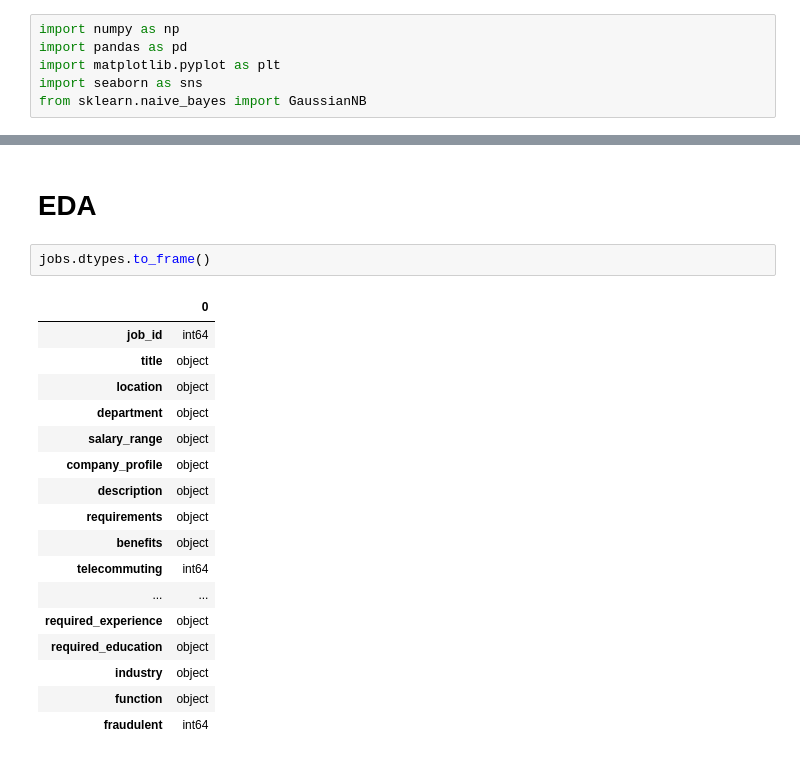
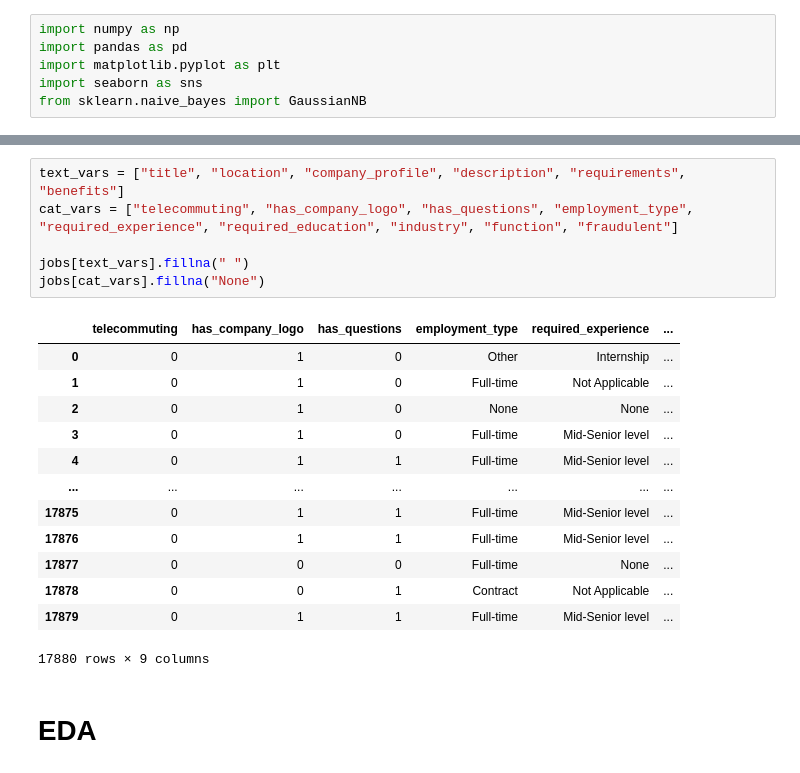
Before and after one commit to karriechou/hacktheglobe_2023, a Jupyter notebook: team17_fake_jobs_model.ipynb, the cells around one changed output, grey strips where cells are left out. Cells and saved outputs as stored; diff of their text form.

```diff
--- a/team17_fake_jobs_model.ipynb
+++ b/team17_fake_jobs_model.ipynb
@@ -19,22 +79,22 @@ jobs.head(5)
+# %%
+text_vars = ["title", "location", "company_profile", "description", "requirements", "benefits"]
+cat_vars = ["telecommuting", "has_company_logo", "has_questions", "employment_type", "required_experience", "required_education", "industry", "function", "fraudulent"]
+
+jobs[text_vars].fillna(" ")
+jobs[cat_vars].fillna("None")
+# %% [output]
+|  | telecommuting | has_company_logo | has_questions | employment_type | required_experience | ... |
+| 0 | 0 | 1 | 0 | Other | Internship | ... |
+| 1 | 0 | 1 | 0 | Full-time | Not Applicable | ... |
+| 2 | 0 | 1 | 0 | None | None | ... |
+| 3 | 0 | 1 | 0 | Full-time | Mid-Senior level | ... |
+| 4 | 0 | 1 | 1 | Full-time | Mid-Senior level | ... |
+| ... | ... | ... | ... | ... | ... | ... |
+| 17875 | 0 | 1 | 1 | Full-time | Mid-Senior level | ... |
+| 17876 | 0 | 1 | 1 | Full-time | Mid-Senior level | ... |
+| 17877 | 0 | 0 | 0 | Full-time | None | ... |
+| 17878 | 0 | 0 | 1 | Contract | Not Applicable | ... |
+| 17879 | 0 | 1 | 1 | Full-time | Mid-Senior level | ... |
+17880 rows × 9 columns
 # %% [markdown]
 # EDA
-# %%
-jobs.dtypes.to_frame()
-# %% [output]
-|  | 0 |
-| job_id | int64 |
-| title | object |
-| location | object |
-| department | object |
-| salary_range | object |
-| company_profile | object |
-| description | object |
-| requirements | object |
-| benefits | object |
-| telecommuting | int64 |
-| ... | ... |
-| required_experience | object |
-| required_education | object |
-| industry | object |
-| function | object |
-| fraudulent | int64 |
```
Also changed, not shown: parts of 8 cells of this notebook.
